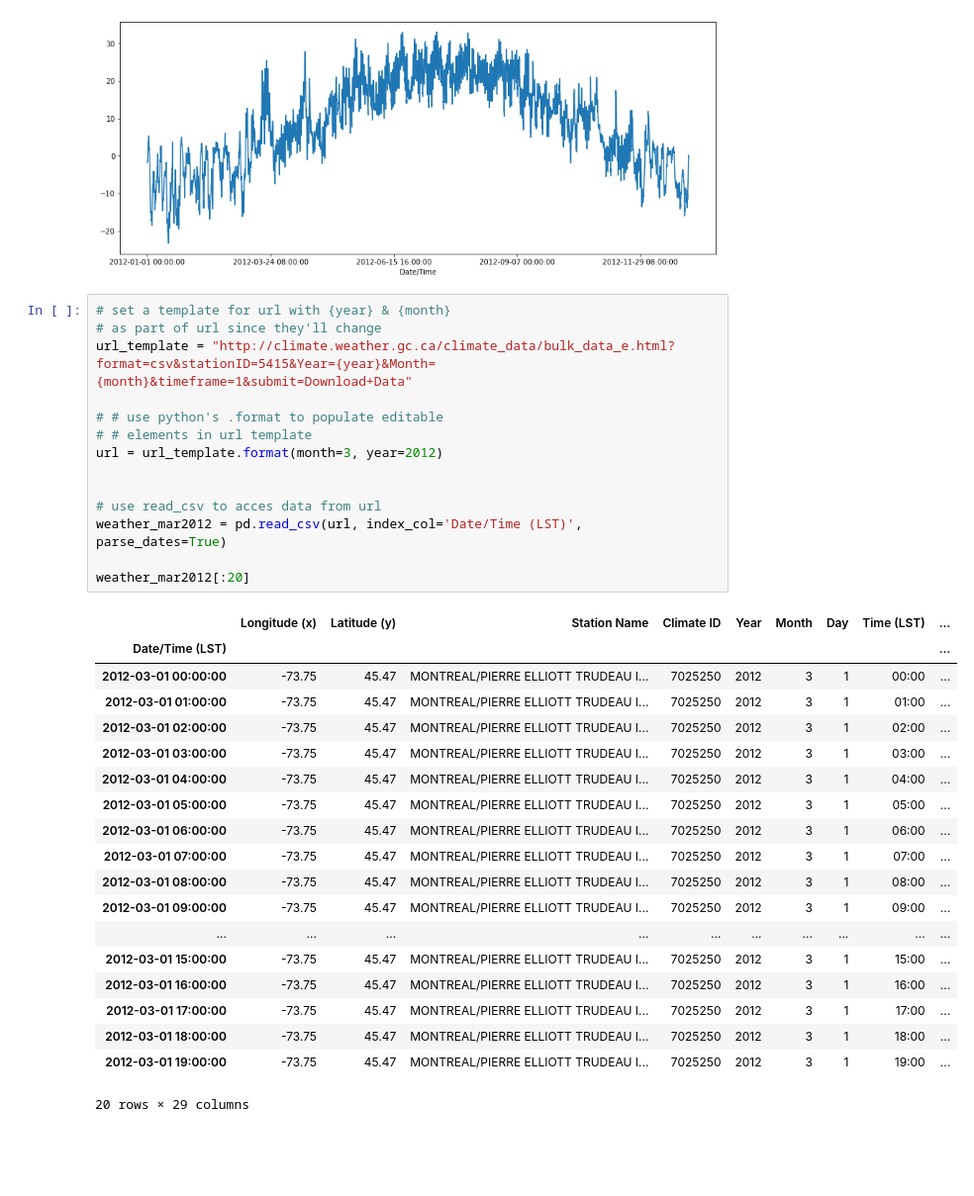
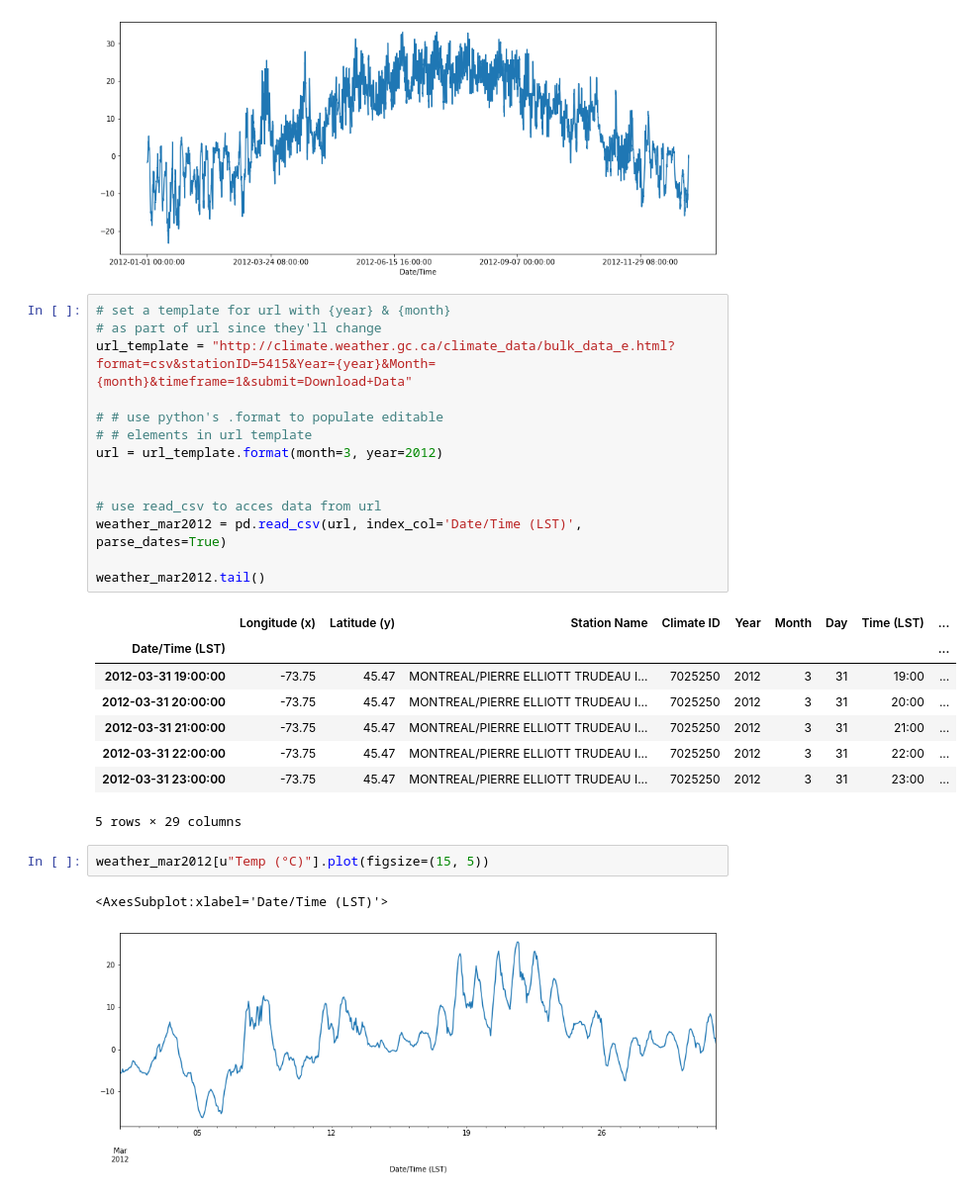
Before and after one commit to aa-ag/pcb, a Jupyter notebook: 5.WEB_SCRAPING_WITH_PANDAS.ipynb, the cells around one changed output. Shown at 99% size. Saved outputs shown, nothing was run; the diff lists cells and outputs as text; blank space fills up the shorter version.

Commit message:
added plot of temperatures in °C

```diff
--- a/5.WEB_SCRAPING_WITH_PANDAS.ipynb
+++ b/5.WEB_SCRAPING_WITH_PANDAS.ipynb
@@ -12,34 +12,28 @@ weather_2012_final['Temp (C)'].plot(figsize=(15, 6))
 # %%
 # set a template for url with {year} & {month}
 # as part of url since they'll change
 url_template = "http://climate.weather.gc.ca/climate_data/bulk_data_e.html?format=csv&stationID=5415&Year={year}&Month={month}&timeframe=1&submit=Download+Data"
 
 # # use python's .format to populate editable
 # # elements in url template
 url = url_template.format(month=3, year=2012)
 
 
 # use read_csv to acces data from url
 weather_mar2012 = pd.read_csv(url, index_col='Date/Time (LST)', parse_dates=True)
 
-weather_mar2012[:20]
+weather_mar2012.tail()
 # %% [output]
 |  | Longitude (x) | Latitude (y) | Station Name | Climate ID | Year | Month | Day | Time (LST) | ... |
 | Date/Time (LST) |  |  |  |  |  |  |  |  | ... |
-| 2012-03-01 00:00:00 | -73.75 | 45.47 | MONTREAL/PIERRE ELLIOTT TRUDEAU I... | 7025250 | 2012 | 3 | 1 | 00:00 | ... |
-| 2012-03-01 01:00:00 | -73.75 | 45.47 | MONTREAL/PIERRE ELLIOTT TRUDEAU I... | 7025250 | 2012 | 3 | 1 | 01:00 | ... |
-| 2012-03-01 02:00:00 | -73.75 | 45.47 | MONTREAL/PIERRE ELLIOTT TRUDEAU I... | 7025250 | 2012 | 3 | 1 | 02:00 | ... |
-| 2012-03-01 03:00:00 | -73.75 | 45.47 | MONTREAL/PIERRE ELLIOTT TRUDEAU I... | 7025250 | 2012 | 3 | 1 | 03:00 | ... |
-| 2012-03-01 04:00:00 | -73.75 | 45.47 | MONTREAL/PIERRE ELLIOTT TRUDEAU I... | 7025250 | 2012 | 3 | 1 | 04:00 | ... |
-| 2012-03-01 05:00:00 | -73.75 | 45.47 | MONTREAL/PIERRE ELLIOTT TRUDEAU I... | 7025250 | 2012 | 3 | 1 | 05:00 | ... |
-| 2012-03-01 06:00:00 | -73.75 | 45.47 | MONTREAL/PIERRE ELLIOTT TRUDEAU I... | 7025250 | 2012 | 3 | 1 | 06:00 | ... |
-| 2012-03-01 07:00:00 | -73.75 | 45.47 | MONTREAL/PIERRE ELLIOTT TRUDEAU I... | 7025250 | 2012 | 3 | 1 | 07:00 | ... |
-| 2012-03-01 08:00:00 | -73.75 | 45.47 | MONTREAL/PIERRE ELLIOTT TRUDEAU I... | 7025250 | 2012 | 3 | 1 | 08:00 | ... |
-| 2012-03-01 09:00:00 | -73.75 | 45.47 | MONTREAL/PIERRE ELLIOTT TRUDEAU I... | 7025250 | 2012 | 3 | 1 | 09:00 | ... |
-| ... | ... | ... | ... | ... | ... | ... | ... | ... | ... |
-| 2012-03-01 15:00:00 | -73.75 | 45.47 | MONTREAL/PIERRE ELLIOTT TRUDEAU I... | 7025250 | 2012 | 3 | 1 | 15:00 | ... |
-| 2012-03-01 16:00:00 | -73.75 | 45.47 | MONTREAL/PIERRE ELLIOTT TRUDEAU I... | 7025250 | 2012 | 3 | 1 | 16:00 | ... |
-| 2012-03-01 17:00:00 | -73.75 | 45.47 | MONTREAL/PIERRE ELLIOTT TRUDEAU I... | 7025250 | 2012 | 3 | 1 | 17:00 | ... |
-| 2012-03-01 18:00:00 | -73.75 | 45.47 | MONTREAL/PIERRE ELLIOTT TRUDEAU I... | 7025250 | 2012 | 3 | 1 | 18:00 | ... |
-| 2012-03-01 19:00:00 | -73.75 | 45.47 | MONTREAL/PIERRE ELLIOTT TRUDEAU I... | 7025250 | 2012 | 3 | 1 | 19:00 | ... |
+| 2012-03-31 19:00:00 | -73.75 | 45.47 | MONTREAL/PIERRE ELLIOTT TRUDEAU I... | 7025250 | 2012 | 3 | 31 | 19:00 | ... |
+| 2012-03-31 20:00:00 | -73.75 | 45.47 | MONTREAL/PIERRE ELLIOTT TRUDEAU I... | 7025250 | 2012 | 3 | 31 | 20:00 | ... |
+| 2012-03-31 21:00:00 | -73.75 | 45.47 | MONTREAL/PIERRE ELLIOTT TRUDEAU I... | 7025250 | 2012 | 3 | 31 | 21:00 | ... |
+| 2012-03-31 22:00:00 | -73.75 | 45.47 | MONTREAL/PIERRE ELLIOTT TRUDEAU I... | 7025250 | 2012 | 3 | 31 | 22:00 | ... |
+| 2012-03-31 23:00:00 | -73.75 | 45.47 | MONTREAL/PIERRE ELLIOTT TRUDEAU I... | 7025250 | 2012 | 3 | 31 | 23:00 | ... |
-20 rows × 29 columns
+5 rows × 29 columns
+# %%
+weather_mar2012[u"Temp (°C)"].plot(figsize=(15, 5))
+# %% [output]
+<AxesSubplot:xlabel='Date/Time (LST)'>
+[figure, added]
```
